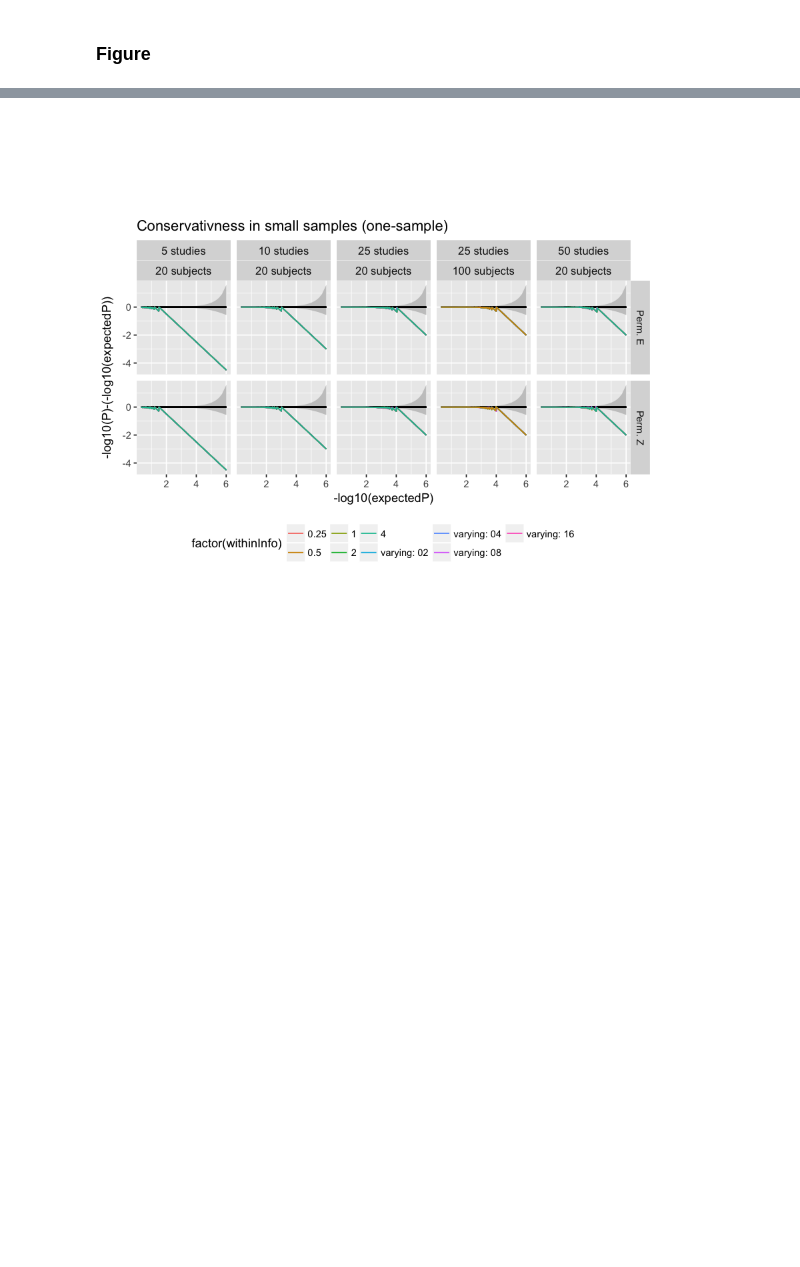
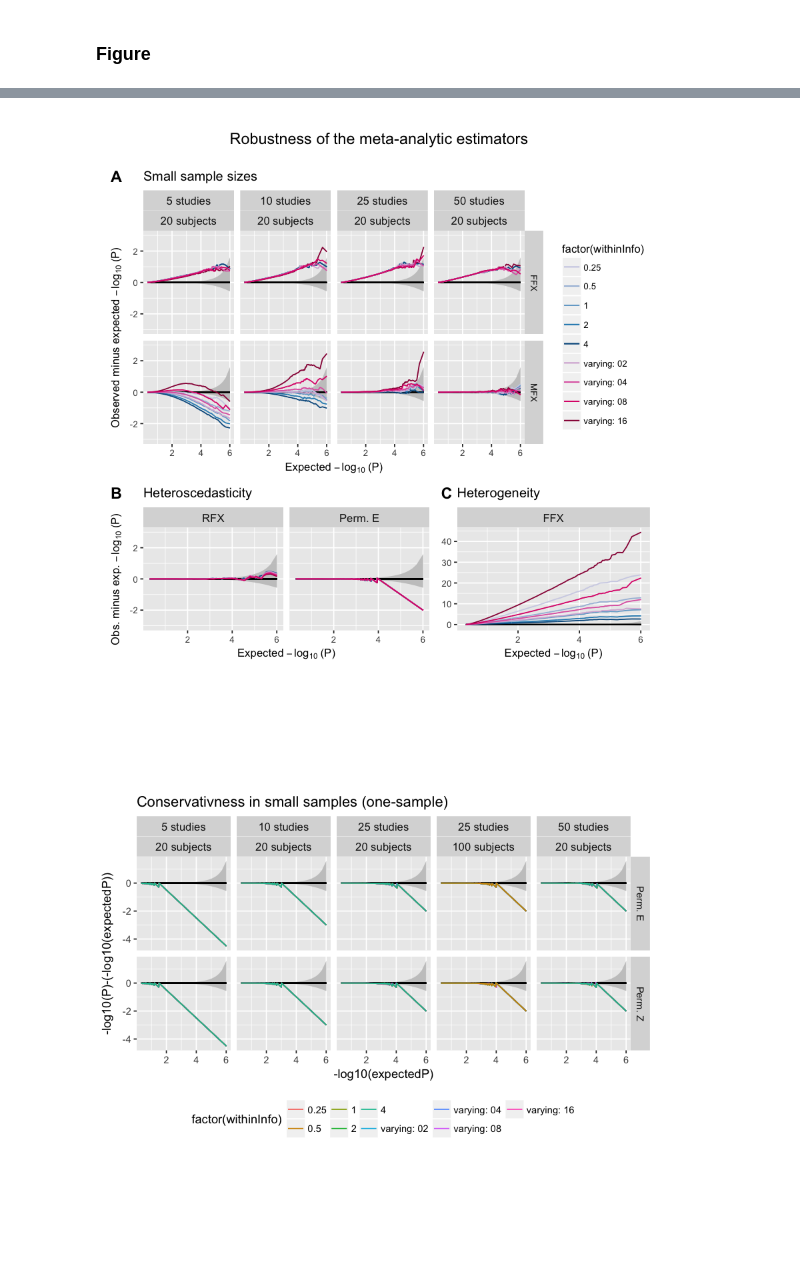
Before and after one commit to cmaumet/zmeta, a Jupyter notebook: small_samples/plot_small_sample.ipynb, the cells around one changed output, grey strips where cells are left out. Drawn from its saved outputs; the diff is of its cells as text; code cells hidden in the pictures; blank space fills up the shorter version.

Commit message:
Function + two-sample robustness plot

```diff
--- a/small_samples/plot_small_sample.ipynb
+++ b/small_samples/plot_small_sample.ipynb
@@ -48,17 +51,3 @@ allsimudat$constantWithin = (allsimudat$withinVariation == 1)
 # %% [markdown]
 ### Figure
-# %%
-data_positive_z <- subset(allsimudat, is.finite(expectedz) & expectedz>0 & (unitMism=="nominal"))#  &  methods %in% con_methods)
-
-data_under_rfx_assumption <- subset(data_positive_z,
-    ((methods %in% c("megaMFX") & Between==1) |
-     (methods %in% c("megaRFX") & Between==1)  |
-     (methods %in% c("megaFFX_FSL") & Between==0) |
-     (methods %in% c("permutCon") & Between ==1) |
-     (methods %in% c("fishers") & Between==0) |
-     (methods %in% c("stouffers") & Between==0) |
-     (methods %in% c("stouffersMFX") & Between==1) |
-     (methods %in% c("weightedZ") & Between==0) |
-     (methods %in% c("permutZ") & Between==1)
-    ) )
 # %%
@@ -135,0 +153,6 @@ pdf
+# %%
+simu2_k05 <- load_data_from_csv('^test2_k005_n20.*_nominal.*', '/Volumes/camille/IBMA_simu/')
+simu2_k10 <- load_data_from_csv('^test2_k010_n20.*_nominal.*', '/Volumes/camille/IBMA_simu/')
+simu2_k25 <- load_data_from_csv('^test2_k025_n20.*_nominal.*', '/Volumes/camille/IBMA_simu/')
+simu2_k50 <- load_data_from_csv('^test2_k050_n20.*_nominal.*', '/Volumes/camille/IBMA_simu/')
+# simu2_k25_n100 <- load_data_from_csv('^test2_k025_n100_.*', '/Volumes/camille/IBMA_simu/')
@@ -136,3 +164,21 @@ pdf
+# %%
+simu2 <- rbind(
+                    simu2_k05,
+                    simu2_k10,
+                    simu2_k25,
+                    simu2_k50
+#                     simu2_k25_n100
+)
+
+# Plot versus number of studies per group rather than total number of studies
+simu2$nStudies <- simu2$nStudies/2
+# %%
+p <- robutness_plot(simu2)
+
+# print on screen
+print(p)
+# %% [output]
+[figure, added]
 # %%
 possibly_conservative_methods <- c("permutCon","permutZ")
 p <- plot_qq_p(
```
Also changed, not shown: parts of 8 cells of this notebook, 1 other file.
